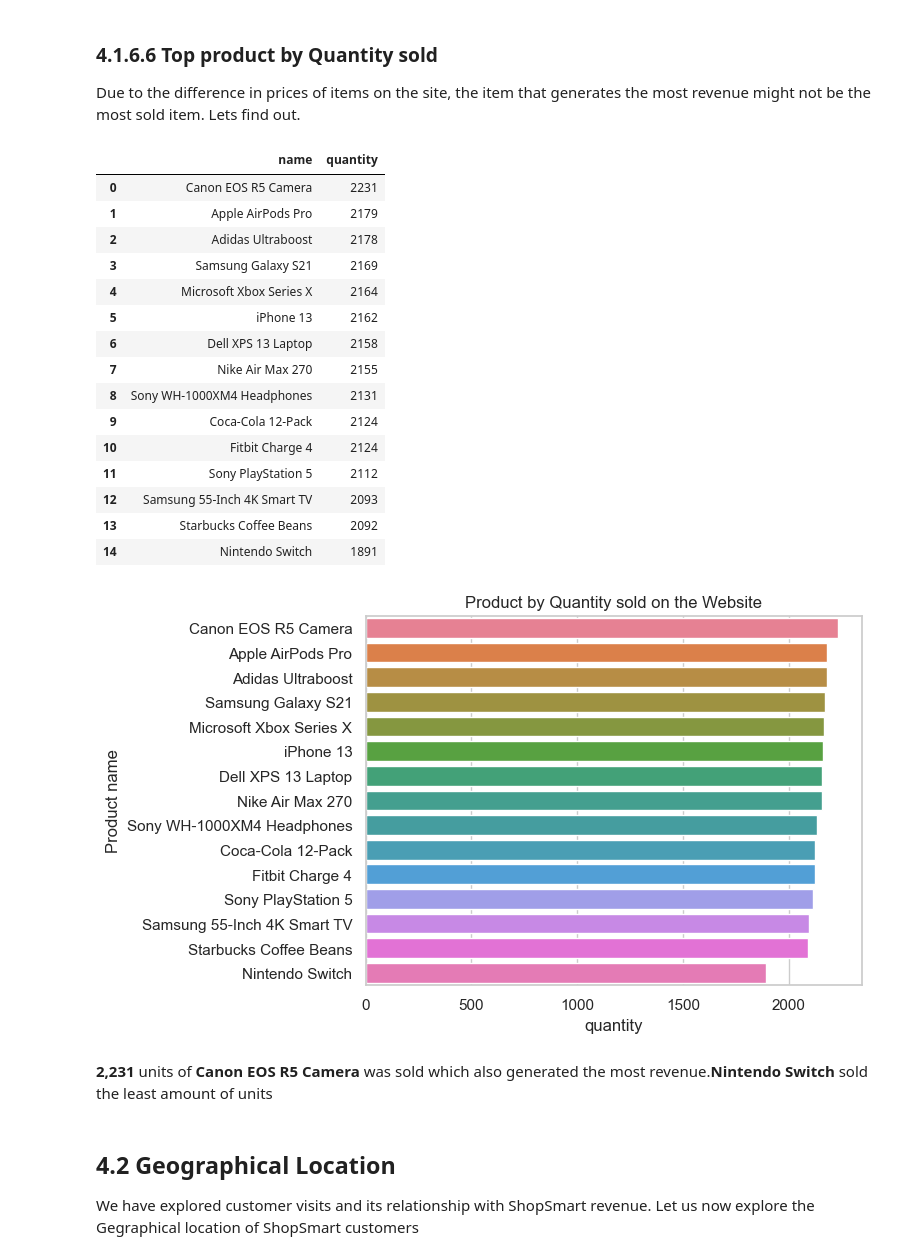
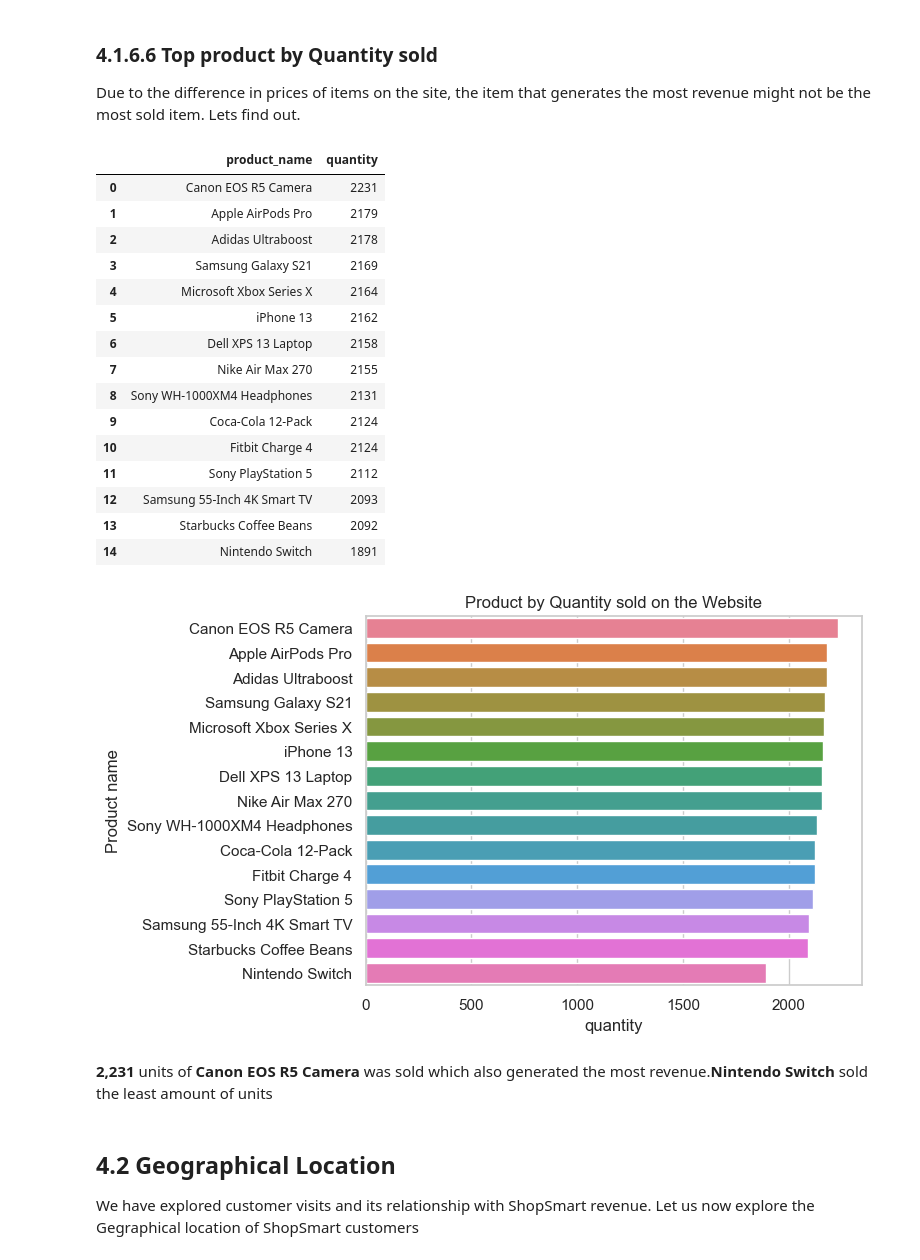
Before and after one commit to SaliuA/ShopSmart_Customer_analysis, a Jupyter notebook: Notebook.ipynb, the cells around one changed output. Drawn from its saved outputs; the diff is of its cells as text; code cells hidden in the pictures.

```diff
--- a/Notebook.ipynb
+++ b/Notebook.ipynb
@@ -342,8 +356,11 @@ df_feature['checked_out_at']=pd.to_datetime(df_feature['checked_out_at'])
 # %%
 #Adding an amount spent colunm and order duration colunm
 df_feature["order_amount"]=df_feature["quantity"]*df_feature["price"] #multiplying price by quantity to get amount
+#renaming the name column to product_name
+
+df_feature = df_feature.rename(columns={'name': 'product_name'})
 # %%
 #re-arranging the colunms for better visualize the dataframe
 df_feature=df_feature.reindex(columns=['customer_id', 'location', 'event_id', 'event_timestamp', 'order_id',
-    'event_type','status','checked_out_at','line_item_id','name','quantity', 'price','order_amount'])
+    'event_type','status','checked_out_at','line_item_id','product_name','quantity', 'price','order_amount'])
 # %% [markdown]
@@ -689,15 +793,15 @@ printmd(f"**{df_product["name"].iloc[0]}** generated the most revenue to the tun
 Due to the difference in prices of items on the site, the item that generates the most revenue might not be the most sold item. Lets find out.
 # %%
 #grouping by product name and finding the sum
-df_product=df_checkout_success.groupby("name")["quantity"].sum().sort_values(ascending=False).reset_index()
+df_product=df_checkout_success.groupby("product_name")["quantity"].sum().sort_values(ascending=False).reset_index()
 display(df_product)
-sns.barplot(y='name', x='quantity', hue='name', data=df_product)
+sns.barplot(y='product_name', x='quantity', hue='product_name', data=df_product)
 plt.title('Product by Quantity sold on the Website')
 plt.ylabel("Product name")
 plt.show()
-printmd(f"**{"{:,}".format(round(df_product["quantity"].iloc[0]))}** units of **{df_product["name"].iloc[0]}** was sold which also generated the most revenue.**Nintendo Switch** sold the least amount of units ")
+printmd(f"**{"{:,}".format(round(df_product["quantity"].iloc[0]))}** units of **{df_product["product_name"].iloc[0]}** was sold which also generated the most revenue.**Nintendo Switch** sold the least amount of units ")
 # %% [output]
-|  | name | quantity |
+|  | product_name | quantity |
 | 0 | Canon EOS R5 Camera | 2231 |
 | 1 | Apple AirPods Pro | 2179 |
 | 2 | Adidas Ultraboost | 2178 |
```
Also changed, not shown: parts of 42 cells of this notebook, 1 other file.
